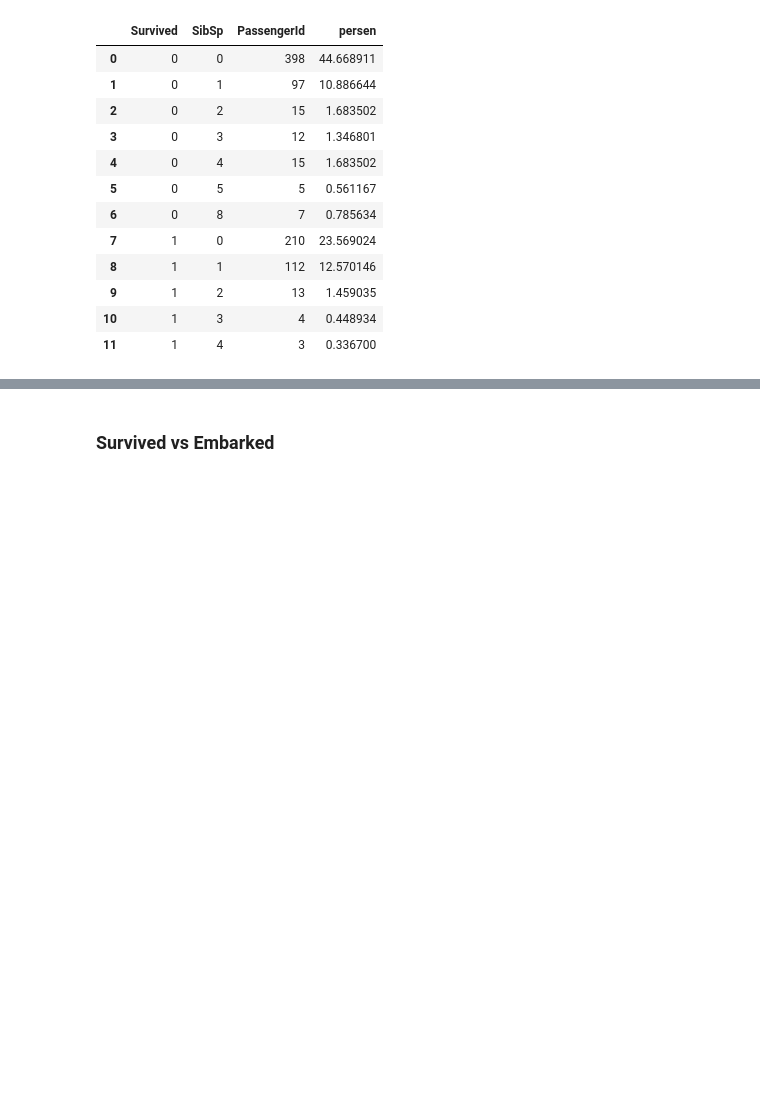
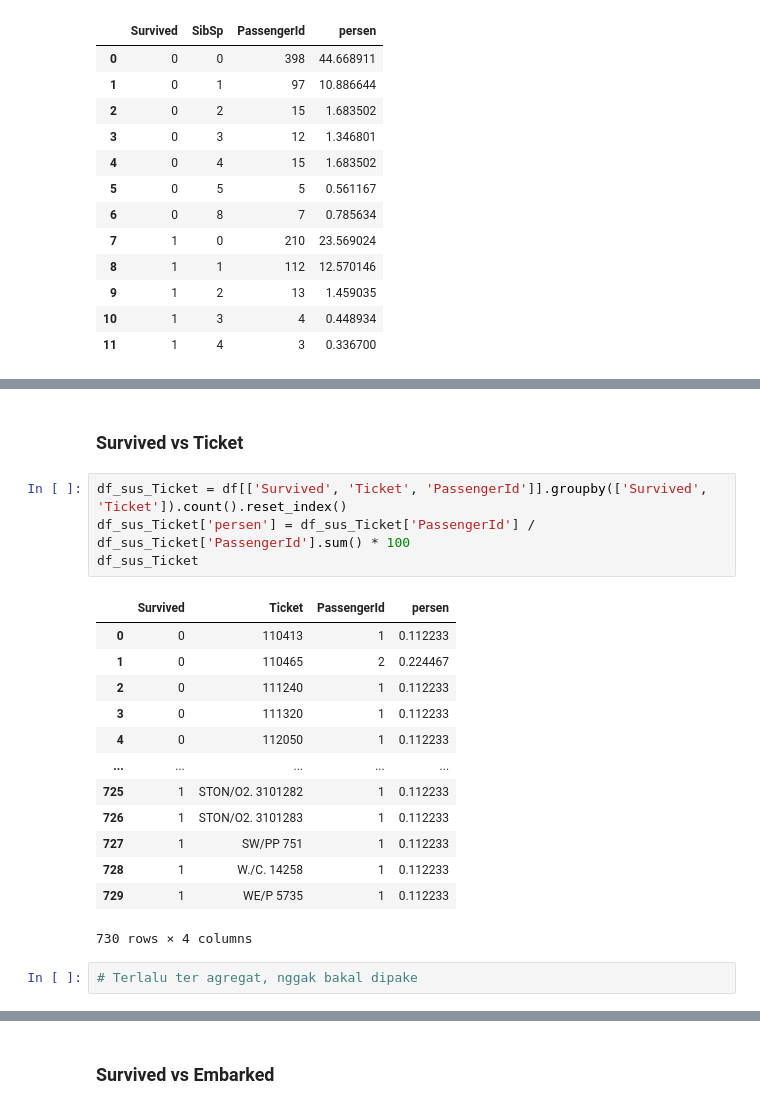
Before and after one commit to ElectricSunset/kaggling, a Jupyter notebook: getting-started/titanic/titanic-explore.ipynb, the cells around one changed output, grey strips where cells are left out. Drawn from its saved outputs; the diff is of its cells as text; blank space fills up the shorter version.

```diff
--- a/getting-started/titanic/titanic-explore.ipynb
+++ b/getting-started/titanic/titanic-explore.ipynb
@@ -342,0 +386,22 @@ px.histogram(df_sus_sibs, x="SibSp", y="PassengerId", color='Survived', barmode=
+# %% [markdown]
+### Survived vs Ticket
+# %%
+df_sus_Ticket = df[['Survived', 'Ticket', 'PassengerId']].groupby(['Survived', 'Ticket']).count().reset_index()
+df_sus_Ticket['persen'] = df_sus_Ticket['PassengerId'] / df_sus_Ticket['PassengerId'].sum() * 100
+df_sus_Ticket
+# %% [output]
+|  | Survived | Ticket | PassengerId | persen |
+| 0 | 0 | 110413 | 1 | 0.112233 |
+| 1 | 0 | 110465 | 2 | 0.224467 |
+| 2 | 0 | 111240 | 1 | 0.112233 |
+| 3 | 0 | 111320 | 1 | 0.112233 |
+| 4 | 0 | 112050 | 1 | 0.112233 |
+| ... | ... | ... | ... | ... |
+| 725 | 1 | STON/O2. 3101282 | 1 | 0.112233 |
+| 726 | 1 | STON/O2. 3101283 | 1 | 0.112233 |
+| 727 | 1 | SW/PP 751 | 1 | 0.112233 |
+| 728 | 1 | W./C. 14258 | 1 | 0.112233 |
+| 729 | 1 | WE/P 5735 | 1 | 0.112233 |
+730 rows × 4 columns
+# %%
+# Terlalu ter agregat, nggak bakal dipake
```
Also changed, not shown: parts of 19 cells of this notebook, 1 other file.
